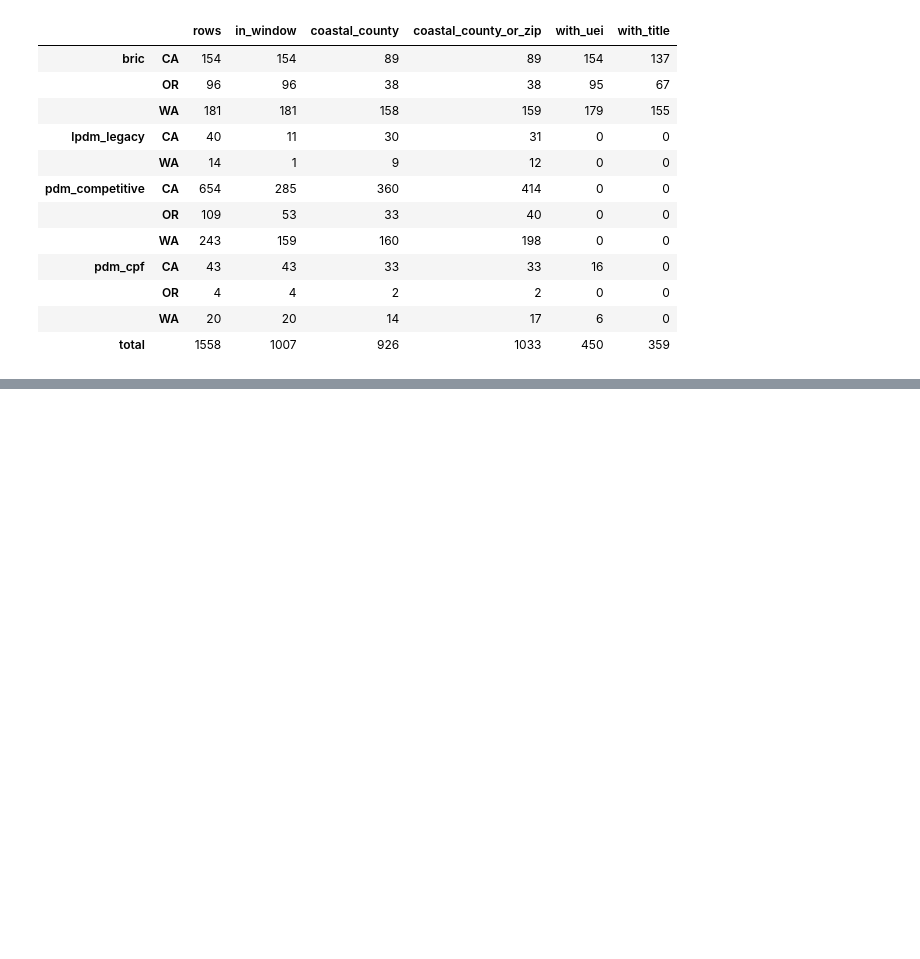
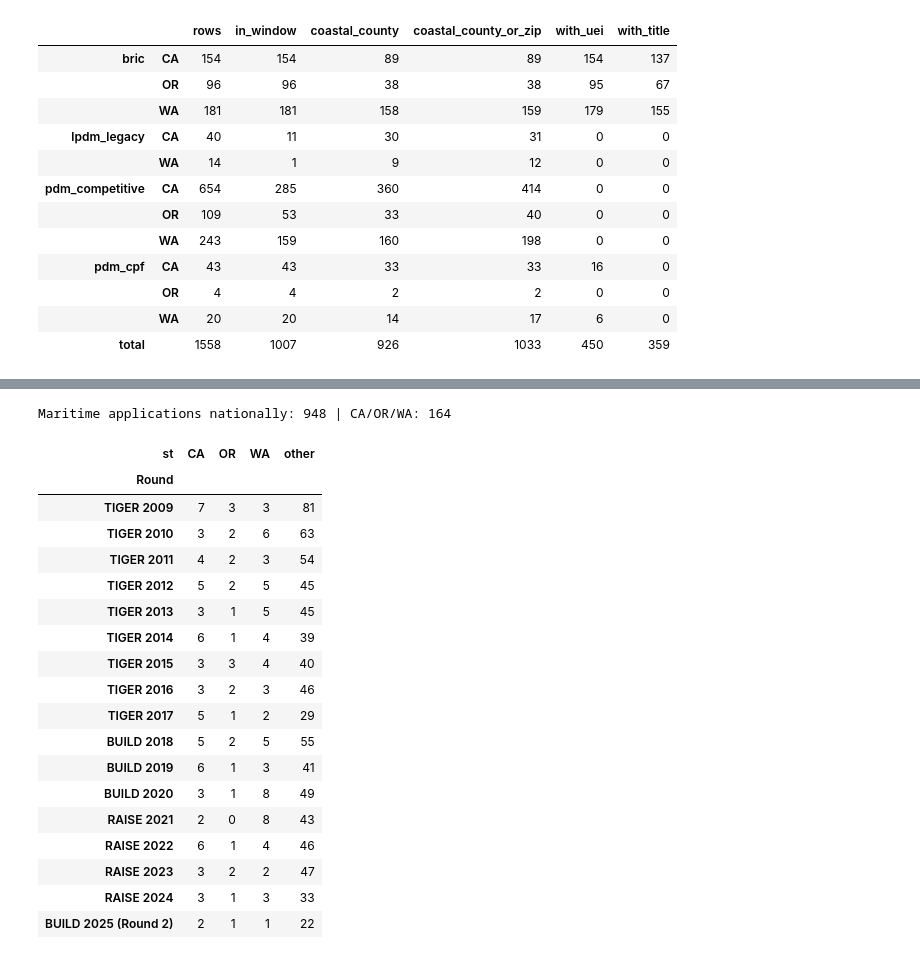
Before and after one commit to zajoseph/coastal-harbor-funding, a Jupyter notebook: notebooks/03_applicant_lists_profile.ipynb, the cells around one changed output, grey strips where cells are left out. Cells and saved outputs as stored; diff of their text form; code cells hidden in the pictures; blank space fills up the shorter version.

```diff
--- a/notebooks/03_applicant_lists_profile.ipynb
+++ b/notebooks/03_applicant_lists_profile.ipynb
@@ -486,0 +651,26 @@ pd.concat([summ, summ.sum().to_frame(("total", "")).T])
+# %%
+# Maritime project-type applications in CA/OR/WA by round
+mar = tig[tig["Project Type"].str.strip().str.lower().eq("maritime")]
+print("Maritime applications nationally:", len(mar), "| CA/OR/WA:", int((mar["st"] != "other").sum()))
+pd.crosstab(mar["Round"], mar["st"]).reindex(order).fillna(0).astype(int).query("CA + OR + WA > 0")
+# %% [output]
+Maritime applications nationally: 948 | CA/OR/WA: 164
+| st | CA | OR | WA | other |
+| Round |  |  |  |  |
+| TIGER 2009 | 7 | 3 | 3 | 81 |
+| TIGER 2010 | 3 | 2 | 6 | 63 |
+| TIGER 2011 | 4 | 2 | 3 | 54 |
+| TIGER 2012 | 5 | 2 | 5 | 45 |
+| TIGER 2013 | 3 | 1 | 5 | 45 |
+| TIGER 2014 | 6 | 1 | 4 | 39 |
+| TIGER 2015 | 3 | 3 | 4 | 40 |
+| TIGER 2016 | 3 | 2 | 3 | 46 |
+| TIGER 2017 | 5 | 1 | 2 | 29 |
+| BUILD 2018 | 5 | 2 | 5 | 55 |
+| BUILD 2019 | 6 | 1 | 3 | 41 |
+| BUILD 2020 | 3 | 1 | 8 | 49 |
+| RAISE 2021 | 2 | 0 | 8 | 43 |
+| RAISE 2022 | 6 | 1 | 4 | 46 |
+| RAISE 2023 | 3 | 2 | 2 | 47 |
+| RAISE 2024 | 3 | 1 | 3 | 33 |
+| BUILD 2025 (Round 2) | 2 | 1 | 1 | 22 |
```
Also changed, not shown: parts of 23 cells of this notebook, 4 other files.
